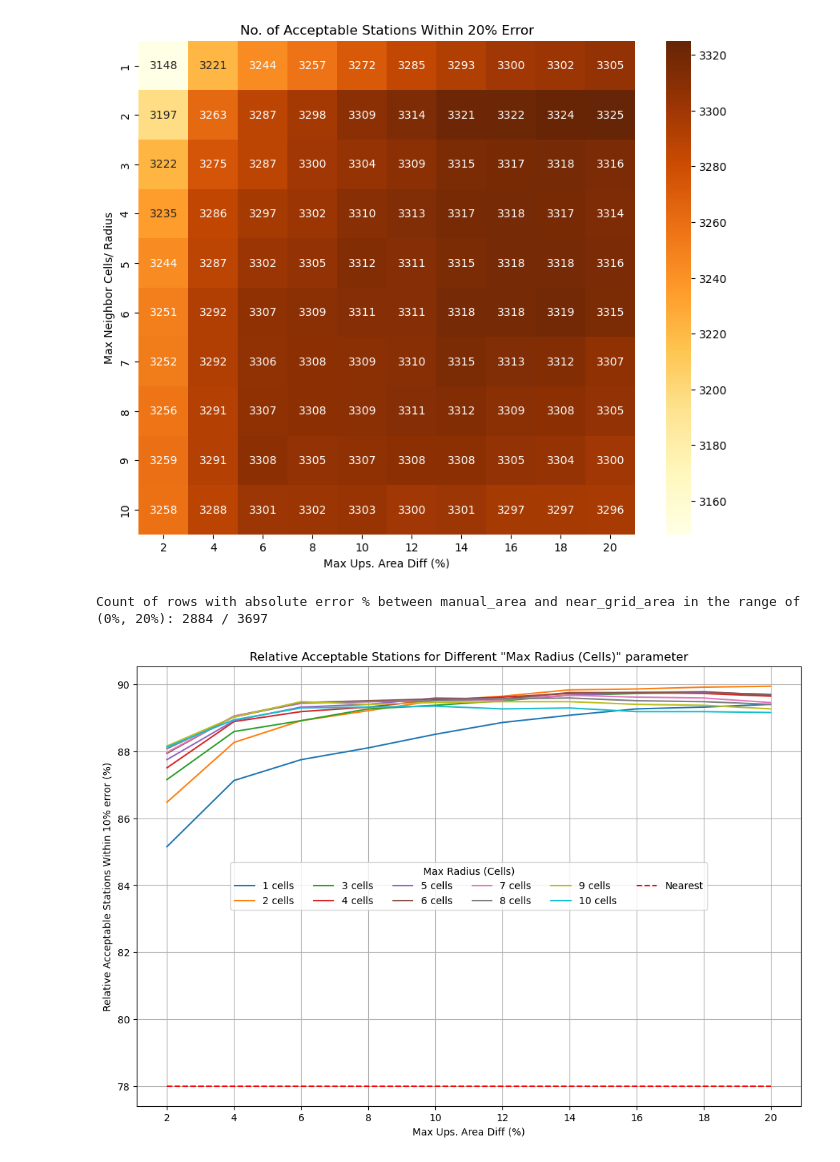
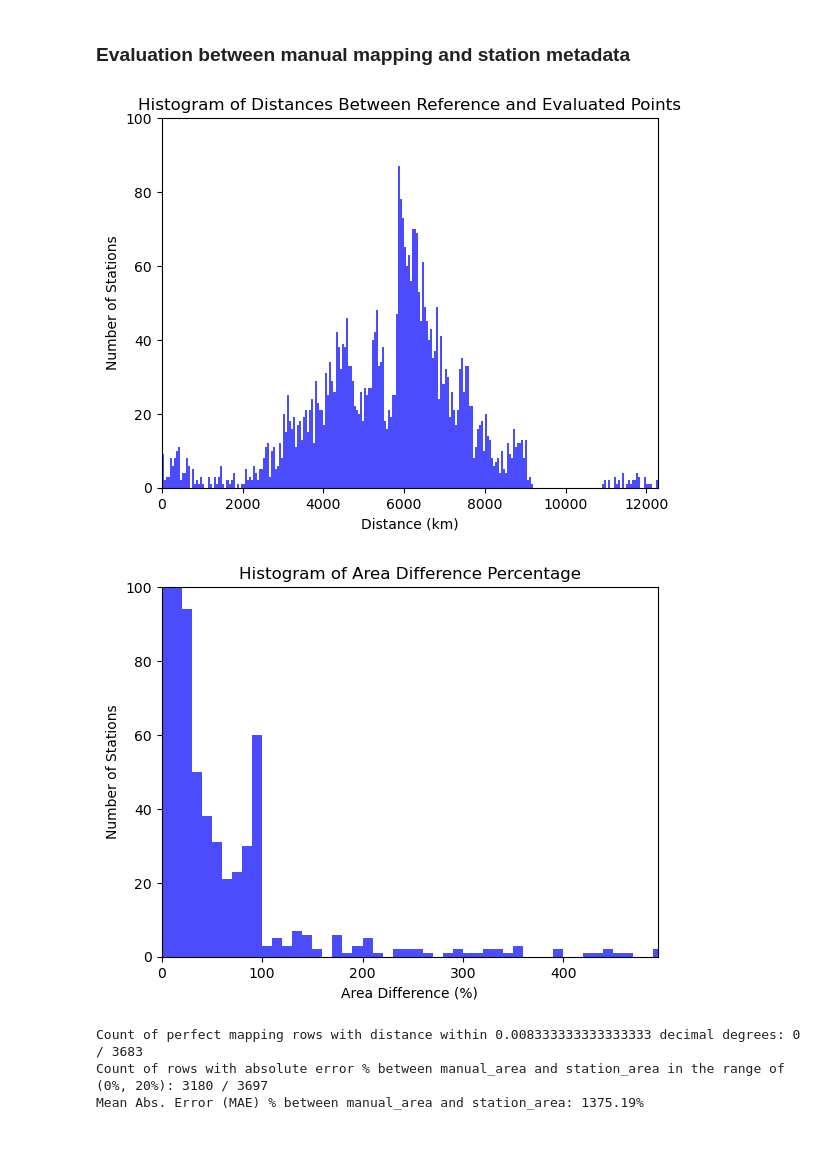
Before and after one commit to ecmwf/hat, a Jupyter notebook: notebooks/examples/5_station_mapping.ipynb, the cells around one changed output. Drawn from its saved outputs; the diff is of its cells as text; code cells hidden in the pictures.

Commit message:
implementation of evaluation of station mapping result in notebook

```diff
--- a/notebooks/examples/5_station_mapping.ipynb
+++ b/notebooks/examples/5_station_mapping.ipynb
@@ -65,8 +1,12 @@ display(my_map.map)
 # %%
-from hat.mapping.evaluation import calculate_mae, calculate_rmse, count_within_abs_error_range
+from hat.mapping.evaluation import calculate_mae, calculate_rmse, count_within_abs_error_range, count_perfect_mapping, plot_distance_histogram, plot_area_error_histogram
 import pandas as pd
+import xarray as xr
 
-df = pd.read_csv("~/freelance/02_ort_ecmwf/dev/hat/hat/mapping/output_max_cells_9_max_diff_9/stations.csv")
-me = calculate_mae(df, 'manual_area', 'new_grid_area')
-rmse = calculate_rmse(df, 'manual_area', 'new_grid_area')
-acceptable_count = count_within_abs_error_range(df, 'manual_area', 'new_grid_area', 0 , 20)
+
+df = pd.read_csv("~/freelance/02_ort_ecmwf/dev/hat/hat/mapping/output/stations.csv")
+tolerance_degrees =1/60/2
+dist_interval = 50
+area_diff_interval = 10
+y_max = 100
+error_margin = 20
@@ -135,40 +13,15 @@ Count of rows with absolute error % between manual_area and new_grid_area in the
-# %%
-import seaborn as sns
-import matplotlib.pyplot as plt
-
-# Plotting the Count matrix
-plt.figure(figsize=(10, 8))
-sns.heatmap((count_df), annot=True, fmt=".0f", cmap="YlOrBr")
-# plt.gca().invert_yaxis()  # Invert y-axis
-plt.title(f'No. of Acceptable Stations Within {max_abs_error}% Error')
-plt.xlabel('Max Ups. Area Diff (%)')
-plt.ylabel('Max Neighbor Cells/ Radius')
-plt.show()
-# %% [output]
-[figure, removed]
-# %%
-acceptable_count_near = count_within_abs_error_range(df, 'manual_area', 'near_grid_area', 0 , max_abs_error)
-
-fig, ax = plt.subplots(figsize=(12, 8))
-
-# Iterate over each row in count_df to plot
-for max_cells in count_df.index:
-    ax.plot(count_df.columns, count_df.loc[max_cells]/3697*100, label=f"{max_cells} cells")
-
-# Adding the single value as a horizontal line
-ax.hlines(acceptable_count_near/3697*100, xmin=min(max_diff_range), xmax=max(max_diff_range),
-          colors='red', linestyles='dashed', label='Nearest')
-
-# Set the x-axis ticks to match max_diff_range
-ax.set_xticks(list(max_diff_range))
-# Adding grid
-ax.grid(True)
-ax.legend(title='Max Radius (Cells)', loc='center', ncol = 6)
-
-plt.title('Relative Acceptable Stations for Different "Max Radius (Cells)" parameter')
-plt.xlabel('Max Ups. Area Diff (%)')
-plt.ylabel(f'Relative Acceptable Stations Within 10% error (%)')
-plt.show()
-# %% [output]
-Count of rows with absolute error % between manual_area and near_grid_area in the range of (0%, 20%): 2884 / 3697
-[figure, removed]
+# %% [markdown]
+### Evaluation between manual mapping and station metadata
+# %%
+# Evaluation between manual mapping and station metadata
+fig1 = plot_distance_histogram(df, 'manual_lat', 'manual_lon', 'station_lat', 'station_lon', dist_interval, y_max)
+fig2 = plot_area_error_histogram(df, 'manual_area', 'station_area', area_diff_interval, y_max, max_area_error=500)
+perfect_mapping_count = count_perfect_mapping(df, 'manual_lat', 'manual_lon', 'station_lat', 'station_lon', tolerance_degrees)
+acceptable_count = count_within_abs_error_range(df, 'manual_area', 'station_area', lower_limit=0 , upper_limit=error_margin)
+mae = calculate_mae(df, 'manual_area', 'station_area')
+# %% [output]
+[figure, added]
+[figure, added]
+Count of perfect mapping rows with distance within 0.008333333333333333 decimal degrees: 0 / 3683
+Count of rows with absolute error % between manual_area and station_area in the range of (0%, 20%): 3180 / 3697
+Mean Abs. Error (MAE) % between manual_area and station_area: 1375.19%
```
Also changed, not shown: parts of 8 cells of this notebook.
